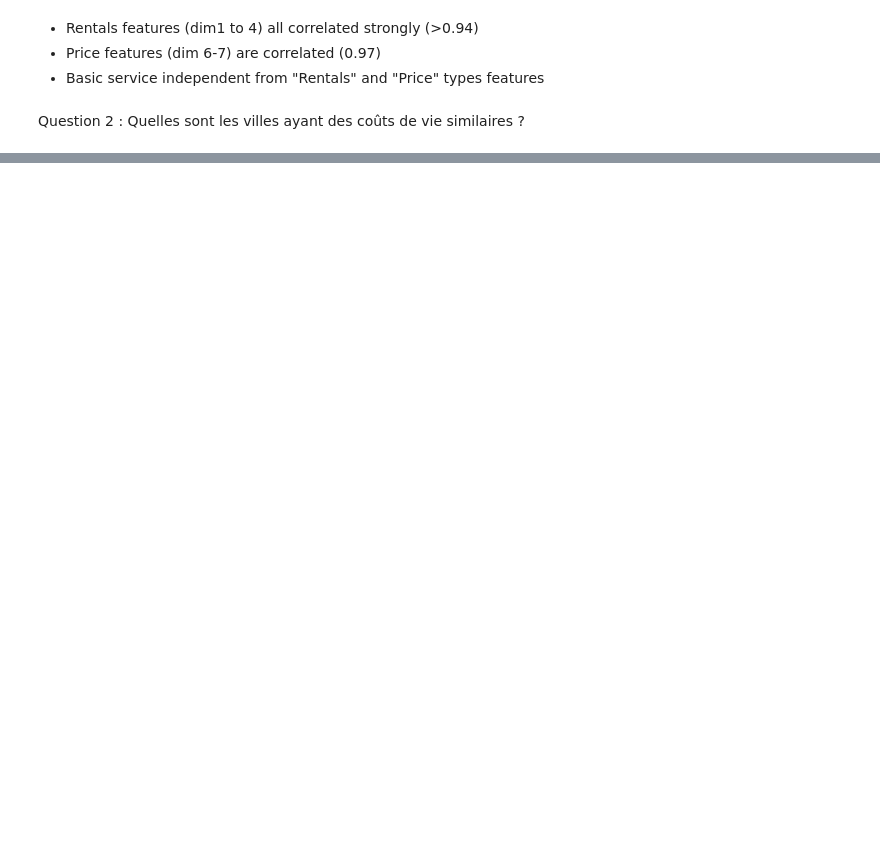
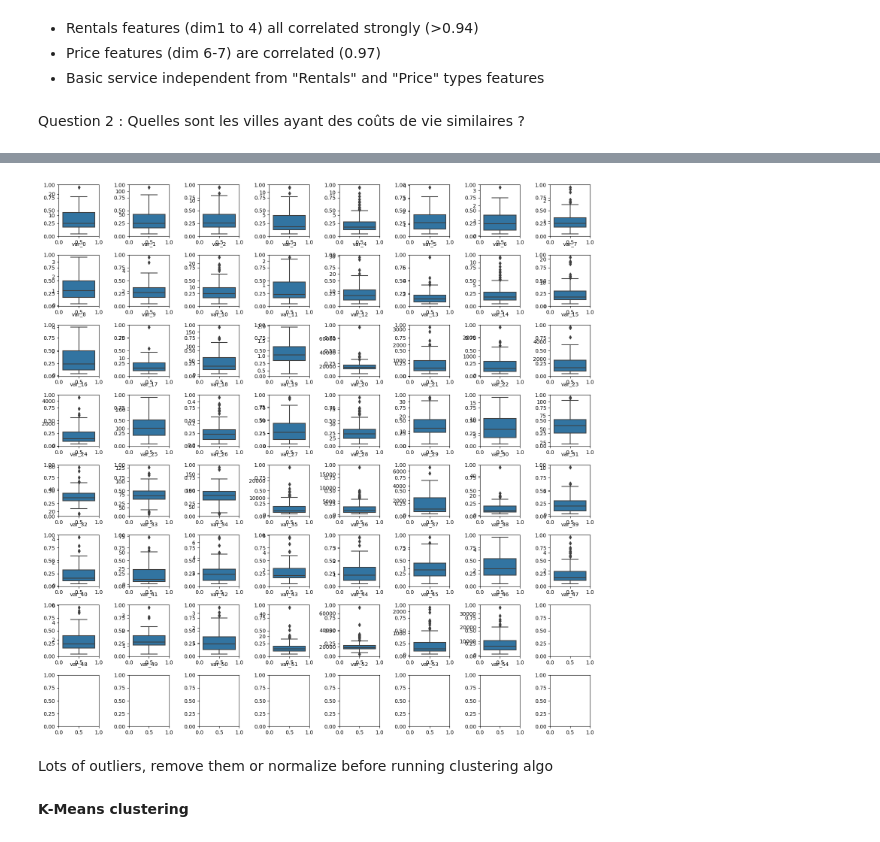
Before and after one commit to simlal/data-mining-assignments_bin710, a Jupyter notebook: td1/td1.ipynb, the cells around one changed output, grey strips where cells are left out. Drawn from its saved outputs; the diff is of its cells as text; code cells hidden in the pictures; blank space fills up the shorter version.

```diff
--- a/td1/td1.ipynb
+++ b/td1/td1.ipynb
@@ -144,0 +199,15 @@ Question 2 : Quelles sont les villes ayant des coûts de vie similaires ?
+# %%
+fig, ax = plt.subplots(grid_len, grid_len, figsize=(15,15))
+
+for i, att in enumerate(attr):
+    ax = fig.add_subplot(grid_len, grid_len, i+1)
+    sns.boxplot(y=df_cl[att].values)
+    ax.set_xlabel(f"var_{i}")
+
+fig.tight_layout()
+# %% [output]
+[figure, added]
+# %% [markdown]
+Lots of outliers, remove them or normalize before running clustering algo
+# %% [markdown]
+**K-Means clustering**
```
Also changed, not shown: parts of 8 cells of this notebook.
